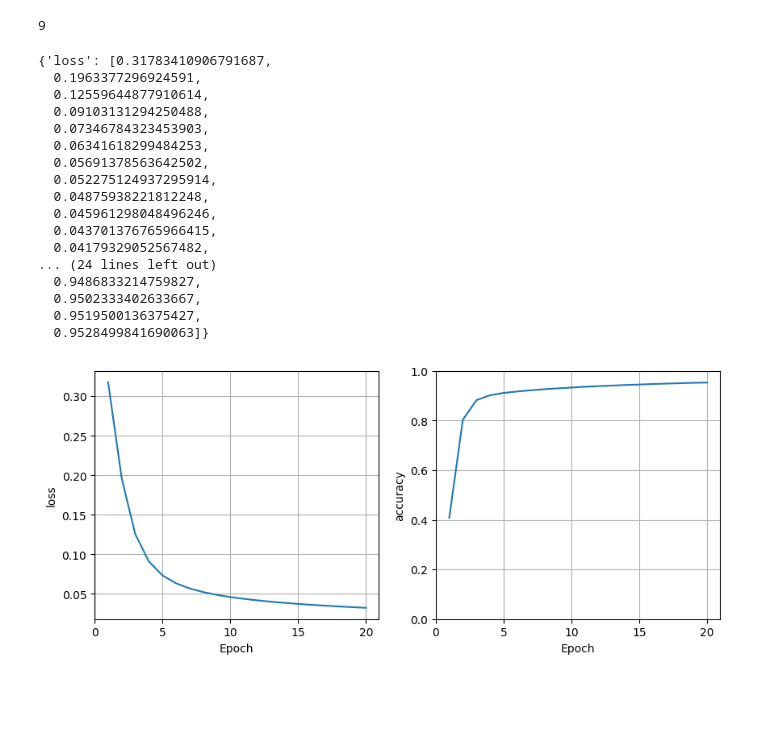
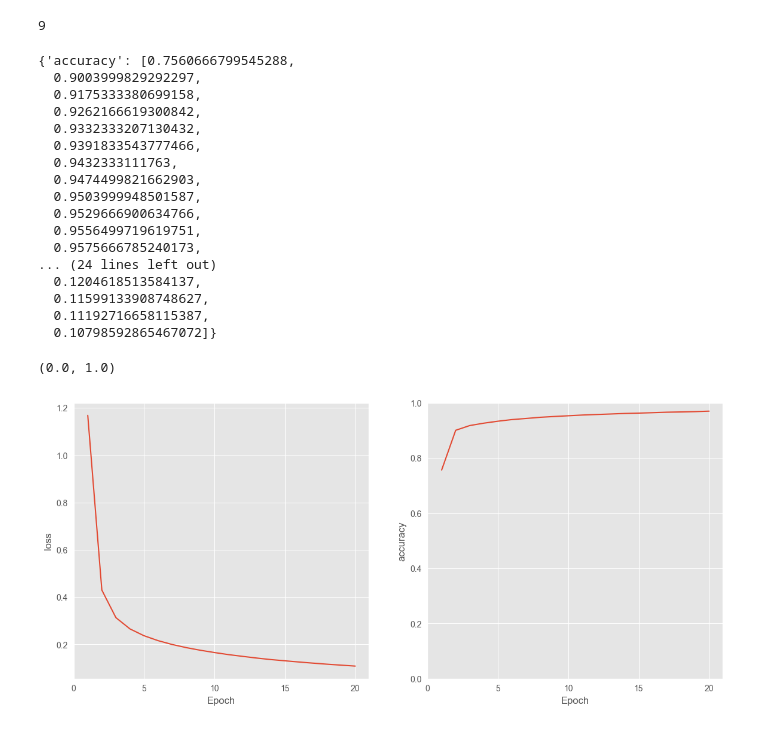
Before and after one commit to iltramont/AI_LAB, a Jupyter notebook: Practical_06.ipynb, the cells around one changed output. Cells and saved outputs as stored; diff of their text form; code cells hidden in the pictures; blank space fills up the shorter version.

```diff
--- a/Practical_06.ipynb
+++ b/Practical_06.ipynb
@@ -102,13 +98,13 @@ from tensorflow.keras import Sequential
 from tensorflow.keras.layers import Dense
 
 classifier = Sequential()
-# Hidden Layer (using implict input layer)
+# Hidden Layer (using implicit input layer)
 classifier.add(Dense(32, activation='sigmoid', kernel_initializer='random_normal', input_dim=784, name='HiddenLayer'))
 # Output Layer
 classifier.add(Dense(10, activation='softmax', kernel_initializer='random_normal', name='OutputLayer'))
 
 # Compiling & fitting the neural network
-classifier.compile(optimizer ='adam', loss='binary_crossentropy', metrics =['accuracy'])
+classifier.compile(optimizer ='adam', loss='categorical_crossentropy', metrics =['accuracy'])
 # %% [markdown]
 ### Adam optimization is an extension to Stochastic gradient decent
 
@@ -208,41 +207,41 @@ np.argmax(yp)
 # %%
 history.history
 # %% [output]
-{'loss': [0.31783410906791687,
-  0.1963377296924591,
-  0.12559644877910614,
-  0.09103131294250488,
-  0.07346784323453903,
-  0.06341618299484253,
-  0.05691378563642502,
-  0.052275124937295914,
-  0.04875938221812248,
-  0.045961298048496246,
-  0.043701376765966415,
-  0.04179329052567482,
+{'accuracy': [0.7560666799545288,
+  0.9003999829292297,
+  0.9175333380699158,
+  0.9262166619300842,
+  0.9332333207130432,
+  0.9391833543777466,
+  0.9432333111763,
+  0.9474499821662903,
+  0.9503999948501587,
+  0.9529666900634766,
+  0.9556499719619751,
+  0.9575666785240173,
 ... (24 lines left out)
-  0.9486833214759827,
-  0.9502333402633667,
-  0.9519500136375427,
-  0.9528499841690063]}
+  0.1204618513584137,
+  0.11599133908748627,
+  0.11192716658115387,
+  0.10798592865467072]}
 # %%
-plt.figure(figsize=(10,4))
+plt.style.use('ggplot')
+plt.figure(figsize=(14, 6))
 plt.subplot(1,2,1)
 # plt.plot(history.history['loss'])
 plt.plot(np.arange(1,21,1), history.history['loss'])
 plt.xlabel('Epoch')
 plt.ylabel('loss')
 plt.xticks([0,5,10,15,20])
-plt.grid()
 plt.subplot(1,2,2)
 plt.plot(np.arange(1,21,1),history.history['accuracy'])
 plt.xlabel('Epoch')
 plt.ylabel('accuracy')
 plt.xticks([0,5,10,15,20])
 plt.ylim(0,1)
-plt.grid()
 # %% [output]
+(0.0, 1.0)
-[figure, old version]
+[figure, new version]
 # %%
 y_pred = np.argmax(classifier.predict(x_test), axis=1)
 # %% [output]
```
Also changed, not shown: parts of 15 cells of this notebook, 2 other files.
